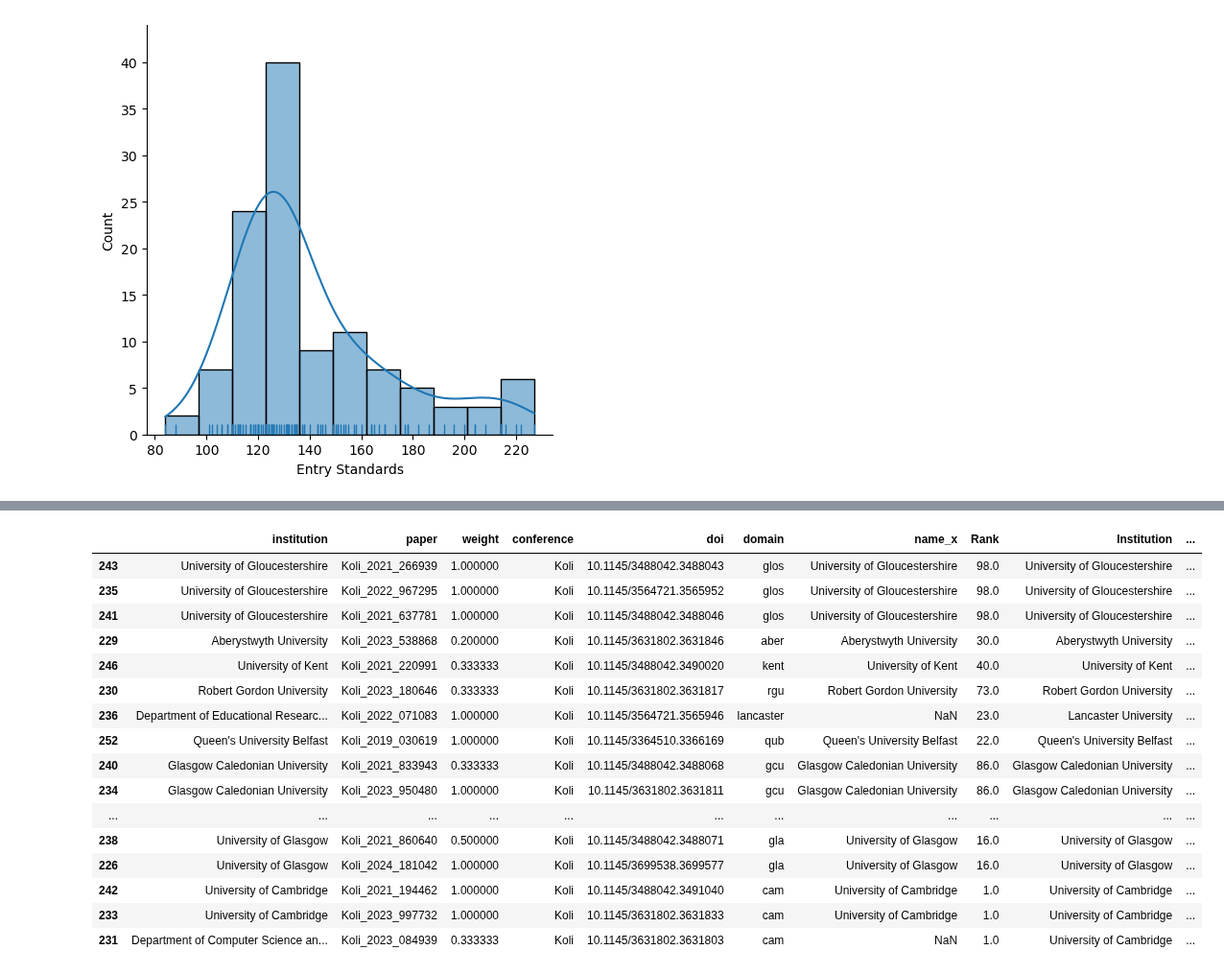
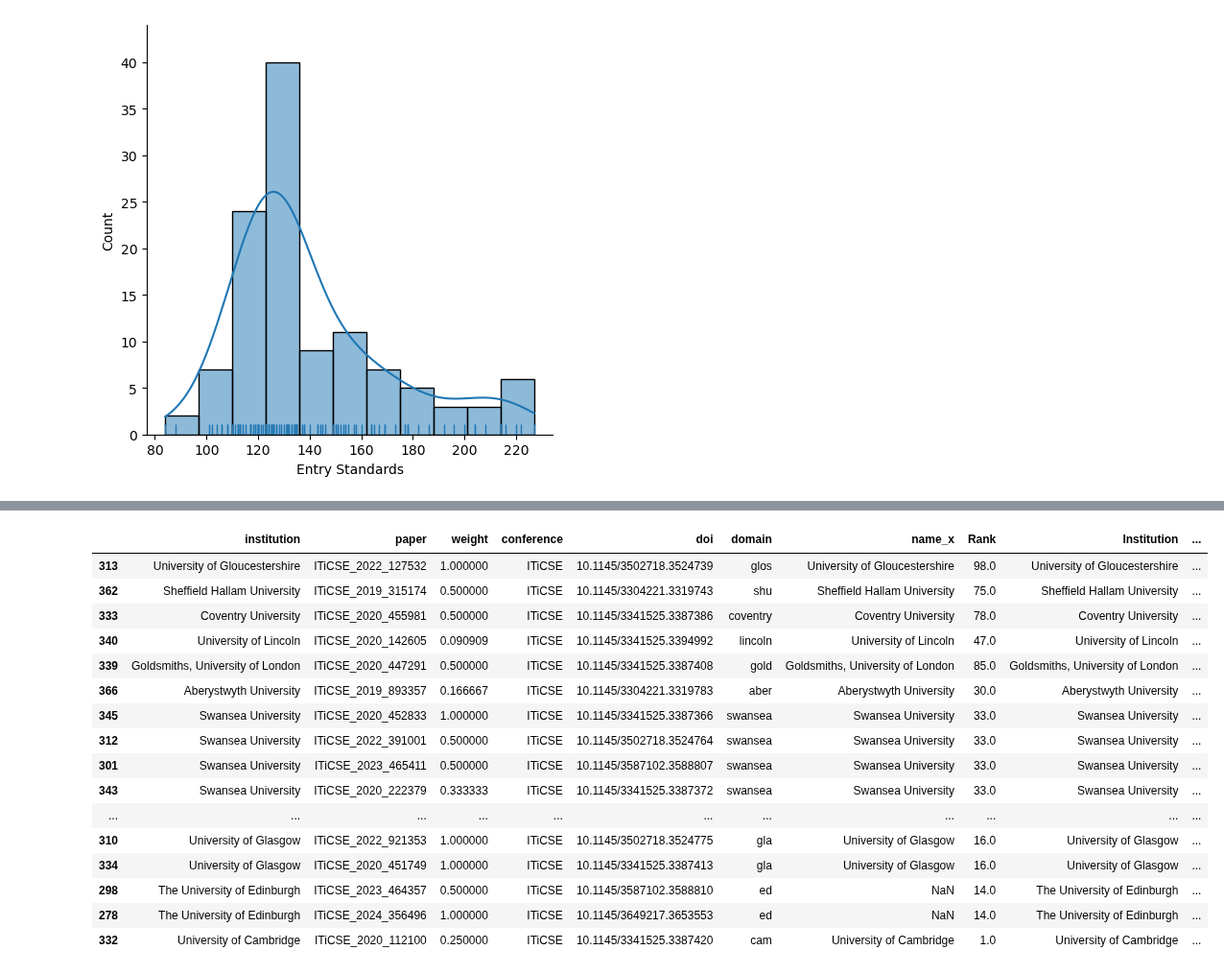
Before and after one commit to stevenaeola/CEP_Retro, a Jupyter notebook: CEP_paper_analysis.ipynb, the cells around one changed output, grey strips where cells are left out. Shown at 96% size. Drawn from its saved outputs; the diff is of its cells as text; code cells hidden in the pictures.

```diff
--- a/CEP_paper_analysis.ipynb
+++ b/CEP_paper_analysis.ipynb
@@ -38,12 +43,27 @@ for conference in scopus_conferences:
                 paper = json.load(paperf)
                 paper_dict = {}
                 try:
-                    paper_dict['conference'] = conference
                     date = paper['coredata']['prism:coverDate']
                     year = date[0:4]
+                    month = date[5:7]
+                    paper_dict['conference'] = conference
+                    # ITiCSE happens in the summer
+                    # the working group reports are published the following December or January
+                    if(conference == "ITiCSE" and (month=="01")):
+                        year = str(int(year) - 1)
+                    # apart from in 2020 when the coverdate is listed as 17 June, not December
+                    if(conference == "ITiCSE" and ((month in ["12","01"]) or (date=="2020-06-17"))):
+                        paper_dict['conference'] = "ITiCSE_WG"
+                        print("ITiCSE date " + date + " conference" + paper_dict['conference'] + " year " + year)
+
+
+
                     paper_dict['year'] = [year]
+                    paper_dict['month'] = [month]
+
                     paper_dict['title'] = [paper['coredata']['dc:title'].strip()]
                     paper_dict['doi'] = [paper['coredata']['prism:doi']]
+                    paper_dict['pub_date'] = [paper['coredata']['prism:coverDate']]
                     paper_dict['scopus_url'] = [paper['coredata']['prism:url']]
 
                     title_hash = str(hash(str(paper_dict['title'][0])))
@@ -68,7 +88,7 @@ for conference in scopus_conferences:
                     paper_affiliation_df = pd.DataFrame({"institution": paper_uk_institutions})
                     paper_affiliation_df['paper'] = paper_dict['key']
                     paper_affiliation_df['weight'] = 1 / len(paper_affils)
-                    paper_affiliation_df['conference'] = conference
+                    paper_affiliation_df['conference'] = paper_dict['conference']
                     paper_affiliation_df['doi'] = paper_dict['doi'][0]
 
                     try:
@@ -78,10 +98,11 @@ for conference in scopus_conferences:
 
                 except KeyError as e:
                     print("KeyError ", e, " in ",fname)
-
                 paper_df = pd.DataFrame(paper_dict)
                 paper_dfs.append(paper_df)
                 paper_affiliation_dfs.append(paper_affiliation_df)
+
+#print(paper)
 # %% [output]
 KeyError  'prism:doi'  in  https%3A%2F%2Fapi.elsevier.com%2Fcontent%2Fabstract%2Fscopus_id%2F85211343653
 KeyError  'prism:doi'  in  https%3A%2F%2Fapi.elsevier.com%2Fcontent%2Fabstract%2Fscopus_id%2F85174486779
@@ -155,3 +186,5 @@ adding  ['The Student Becomes the Master: Peer Assessment in Computing']
 # %%
 papers_df = pd.concat(paper_dfs)
 papers_df.set_index('key', inplace=True)
+# remove WG pre-reports
+papers_df = papers_df[(papers_df.num_pages > 2) | (papers_df.conference != "ITiCSE")]
@@ -194,5 +227,9 @@ papers_df.groupby('conference').count()
 # %%
 affiliations_df = pd.concat(paper_affiliation_dfs)
+# remove all papers excluded
+#included_paper_ids = papers_df['key']
+
+affiliations_df = affiliations_df[affiliations_df.paper.isin(papers_df.index)]
 affiliations_df
 # %% [output]
 |  | institution | paper | weight | conference | doi |
@@ -354,20 +426,20 @@ sns.catplot(data=affiliations_cug,x="Entry Standards", y="conference", hue="weig
 # %%
-affiliations_cug[(affiliations_cug.conference == "Koli") & (affiliations_cug["Entry Standards"].notnull())].sort_values("Entry Standards")
+affiliations_cug[(affiliations_cug.conference == "ITiCSE") & (affiliations_cug["Entry Standards"].notnull())].sort_values("Entry Standards")
 # %% [output]
 |  | institution | paper | weight | conference | doi | domain | name_x | Rank | Institution | ... |
-| 243 | University of Gloucestershire | Koli_2021_266939 | 1.000000 | Koli | 10.1145/3488042.3488043 | glos | University of Gloucestershire | 98.0 | University of Gloucestershire | ... |
-| 235 | University of Gloucestershire | Koli_2022_967295 | 1.000000 | Koli | 10.1145/3564721.3565952 | glos | University of Gloucestershire | 98.0 | University of Gloucestershire | ... |
-| 241 | University of Gloucestershire | Koli_2021_637781 | 1.000000 | Koli | 10.1145/3488042.3488046 | glos | University of Gloucestershire | 98.0 | University of Gloucestershire | ... |
-| 229 | Aberystwyth University | Koli_2023_538868 | 0.200000 | Koli | 10.1145/3631802.3631846 | aber | Aberystwyth University | 30.0 | Aberystwyth University | ... |
-| 246 | University of Kent | Koli_2021_220991 | 0.333333 | Koli | 10.1145/3488042.3490020 | kent | University of Kent | 40.0 | University of Kent | ... |
-| 230 | Robert Gordon University | Koli_2023_180646 | 0.333333 | Koli | 10.1145/3631802.3631817 | rgu | Robert Gordon University | 73.0 | Robert Gordon University | ... |
-| 236 | Department of Educational Researc... | Koli_2022_071083 | 1.000000 | Koli | 10.1145/3564721.3565946 | lancaster | NaN | 23.0 | Lancaster University | ... |
-| 252 | Queen's University Belfast | Koli_2019_030619 | 1.000000 | Koli | 10.1145/3364510.3366169 | qub | Queen's University Belfast | 22.0 | Queen's University Belfast | ... |
-| 240 | Glasgow Caledonian University | Koli_2021_833943 | 0.333333 | Koli | 10.1145/3488042.3488068 | gcu | Glasgow Caledonian University | 86.0 | Glasgow Caledonian University | ... |
-| 234 | Glasgow Caledonian University | Koli_2023_950480 | 1.000000 | Koli | 10.1145/3631802.3631811 | gcu | Glasgow Caledonian University | 86.0 | Glasgow Caledonian University | ... |
+| 313 | University of Gloucestershire | ITiCSE_2022_127532 | 1.000000 | ITiCSE | 10.1145/3502718.3524739 | glos | University of Gloucestershire | 98.0 | University of Gloucestershire | ... |
+| 362 | Sheffield Hallam University | ITiCSE_2019_315174 | 0.500000 | ITiCSE | 10.1145/3304221.3319743 | shu | Sheffield Hallam University | 75.0 | Sheffield Hallam University | ... |
+| 333 | Coventry University | ITiCSE_2020_455981 | 0.500000 | ITiCSE | 10.1145/3341525.3387386 | coventry | Coventry University | 78.0 | Coventry University | ... |
+| 340 | University of Lincoln | ITiCSE_2020_142605 | 0.090909 | ITiCSE | 10.1145/3341525.3394992 | lincoln | University of Lincoln | 47.0 | University of Lincoln | ... |
+| 339 | Goldsmiths, University of London | ITiCSE_2020_447291 | 0.500000 | ITiCSE | 10.1145/3341525.3387408 | gold | Goldsmiths, University of London | 85.0 | Goldsmiths, University of London | ... |
+| 366 | Aberystwyth University | ITiCSE_2019_893357 | 0.166667 | ITiCSE | 10.1145/3304221.3319783 | aber | Aberystwyth University | 30.0 | Aberystwyth University | ... |
+| 345 | Swansea University | ITiCSE_2020_452833 | 1.000000 | ITiCSE | 10.1145/3341525.3387366 | swansea | Swansea University | 33.0 | Swansea University | ... |
+| 312 | Swansea University | ITiCSE_2022_391001 | 0.500000 | ITiCSE | 10.1145/3502718.3524764 | swansea | Swansea University | 33.0 | Swansea University | ... |
+| 301 | Swansea University | ITiCSE_2023_465411 | 0.500000 | ITiCSE | 10.1145/3587102.3588807 | swansea | Swansea University | 33.0 | Swansea University | ... |
+| 343 | Swansea University | ITiCSE_2020_222379 | 0.333333 | ITiCSE | 10.1145/3341525.3387372 | swansea | Swansea University | 33.0 | Swansea University | ... |
 | ... | ... | ... | ... | ... | ... | ... | ... | ... | ... | ... |
-| 238 | University of Glasgow | Koli_2021_860640 | 0.500000 | Koli | 10.1145/3488042.3488071 | gla | University of Glasgow | 16.0 | University of Glasgow | ... |
-| 226 | University of Glasgow | Koli_2024_181042 | 1.000000 | Koli | 10.1145/3699538.3699577 | gla | University of Glasgow | 16.0 | University of Glasgow | ... |
-| 242 | University of Cambridge | Koli_2021_194462 | 1.000000 | Koli | 10.1145/3488042.3491040 | cam | University of Cambridge | 1.0 | University of Cambridge | ... |
-| 233 | University of Cambridge | Koli_2023_997732 | 1.000000 | Koli | 10.1145/3631802.3631833 | cam | University of Cambridge | 1.0 | University of Cambridge | ... |
-| 231 | Department of Computer Science an... | Koli_2023_084939 | 0.333333 | Koli | 10.1145/3631802.3631803 | cam | NaN | 1.0 | University of Cambridge | ... |
+| 310 | University of Glasgow | ITiCSE_2022_921353 | 1.000000 | ITiCSE | 10.1145/3502718.3524775 | gla | University of Glasgow | 16.0 | University of Glasgow | ... |
+| 334 | University of Glasgow | ITiCSE_2020_451749 | 1.000000 | ITiCSE | 10.1145/3341525.3387413 | gla | University of Glasgow | 16.0 | University of Glasgow | ... |
+| 298 | The University of Edinburgh | ITiCSE_2023_464357 | 0.500000 | ITiCSE | 10.1145/3587102.3588810 | ed | NaN | 14.0 | The University of Edinburgh | ... |
+| 278 | The University of Edinburgh | ITiCSE_2024_356496 | 1.000000 | ITiCSE | 10.1145/3649217.3653553 | ed | NaN | 14.0 | The University of Edinburgh | ... |
+| 332 | University of Cambridge | ITiCSE_2020_112100 | 0.250000 | ITiCSE | 10.1145/3341525.3387420 | cam | University of Cambridge | 1.0 | University of Cambridge | ... |
```
Also changed, not shown: parts of 27 cells of this notebook, 1 other file.
